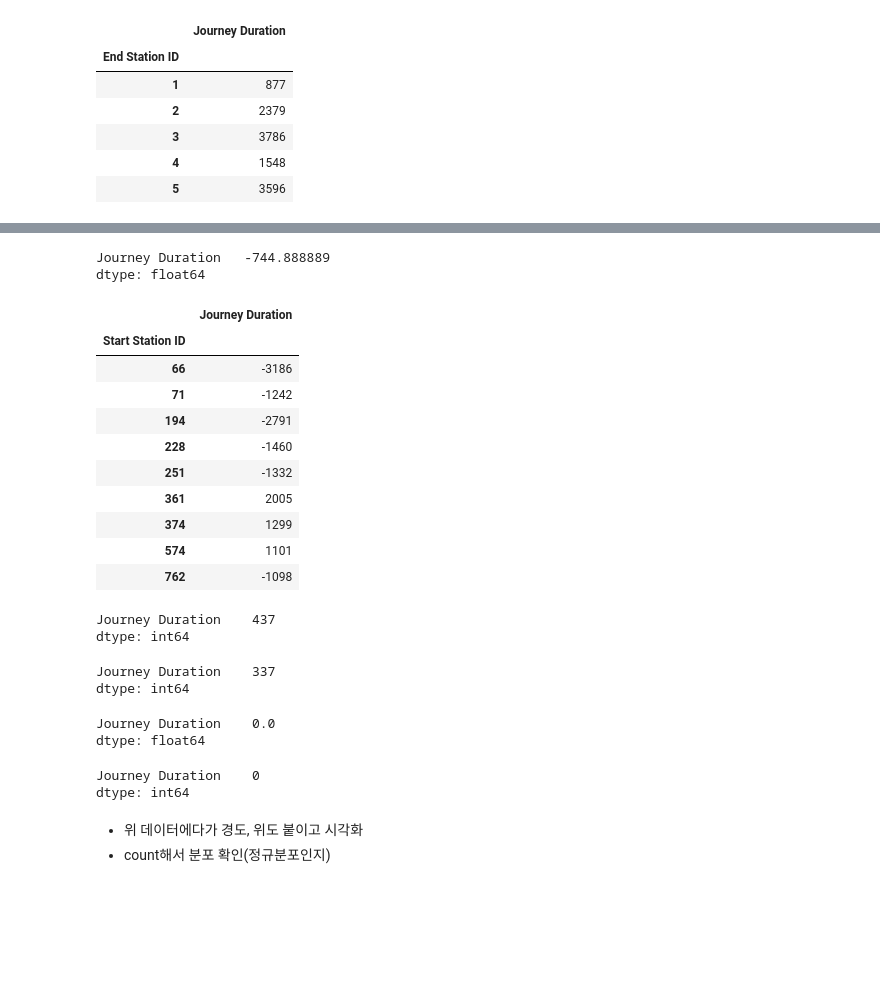
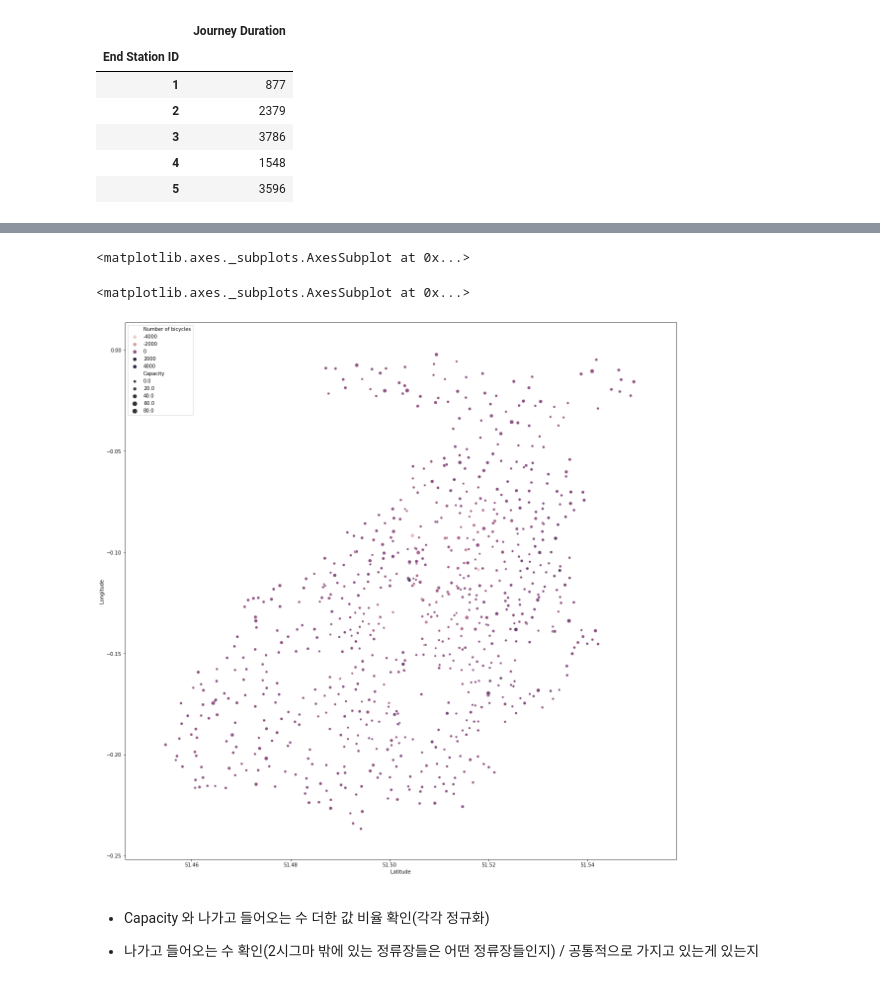
Before and after one commit to sunnight9507/4_2_-Data_Visualization, a Jupyter notebook: 영국_자전거/HW1.ipynb, the cells around one changed output, grey strips where cells are left out. Saved outputs shown, nothing was run; the diff lists cells and outputs as text; code cells hidden in the pictures; blank space fills up the shorter version.

```diff
--- a/영국_자전거/HW1.ipynb
+++ b/영국_자전거/HW1.ipynb
@@ -128,42 +102,17 @@ data_1[(data_1['Journey Duration'] > 1000) | (data_1['Journey Duration'] < -1000
-# %%
-data_1[(data_1['Journey Duration'] > 1000) | (data_1['Journey Duration'] < -1000)].mean()
-# %% [output]
-Journey Duration   -744.888889
-dtype: float64
-# %%
-data_1[(data_1['Journey Duration'] > 1000) | (data_1['Journey Duration'] < -1000)]
-# %% [output]
-|  | Journey Duration |
-| Start Station ID |  |
-| 66 | -3186 |
-| 71 | -1242 |
-| 194 | -2791 |
-| 228 | -1460 |
-| 251 | -1332 |
-| 361 | 2005 |
-| 374 | 1299 |
-| 574 | 1101 |
-| 762 | -1098 |
-# %%
-data_1[data_1['Journey Duration'] > 0].count()
-# %% [output]
-Journey Duration    437
-dtype: int64
-# %%
-data_1[data_1['Journey Duration'] < 0].count()
-# %% [output]
-Journey Duration    337
-dtype: int64
-# %%
-data_1.mean()
-# %% [output]
-Journey Duration    0.0
-dtype: float64
-# %%
-data_1.sum()
-# %% [output]
-Journey Duration    0
-dtype: int64
-# %% [markdown]
-- 위 데이터에다가 경도, 위도 붙이고 시각화
-- count해서 분포 확인(정규분포인지)
+# %%
+result = pd.merge(data_1, stations, left_on = 'Start Station ID', right_on = 'Station ID', how = 'left')
+result.to_csv('result.csv')
+# %%
+result.plot()
+# %% [output]
+<matplotlib.axes._subplots.AxesSubplot at 0x...>
+# %%
+plt.figure(figsize=(20, 20))
+sns.scatterplot(x = 'Latitude',y = 'Longitude',size = 'Capacity',hue = 'Number of bicycles', data = result)
+# %% [output]
+<matplotlib.axes._subplots.AxesSubplot at 0x...>
+[figure, added]
+# %% [markdown]
+- Capacity 와 나가고 들어오는 수 더한 값 비율 확인(각각 정규화)
+
+- 나가고 들어오는 수 확인(2시그마 밖에 있는 정류장들은 어떤 정류장들인지) / 공통적으로 가지고 있는게 있는지
```
Also changed, not shown: parts of 15 cells of this notebook.
